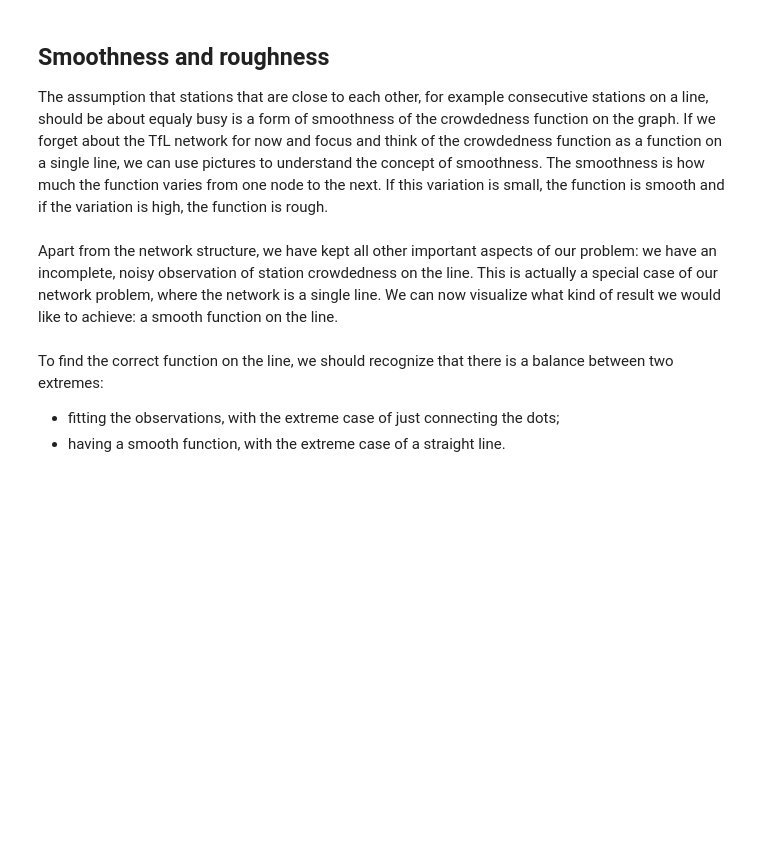
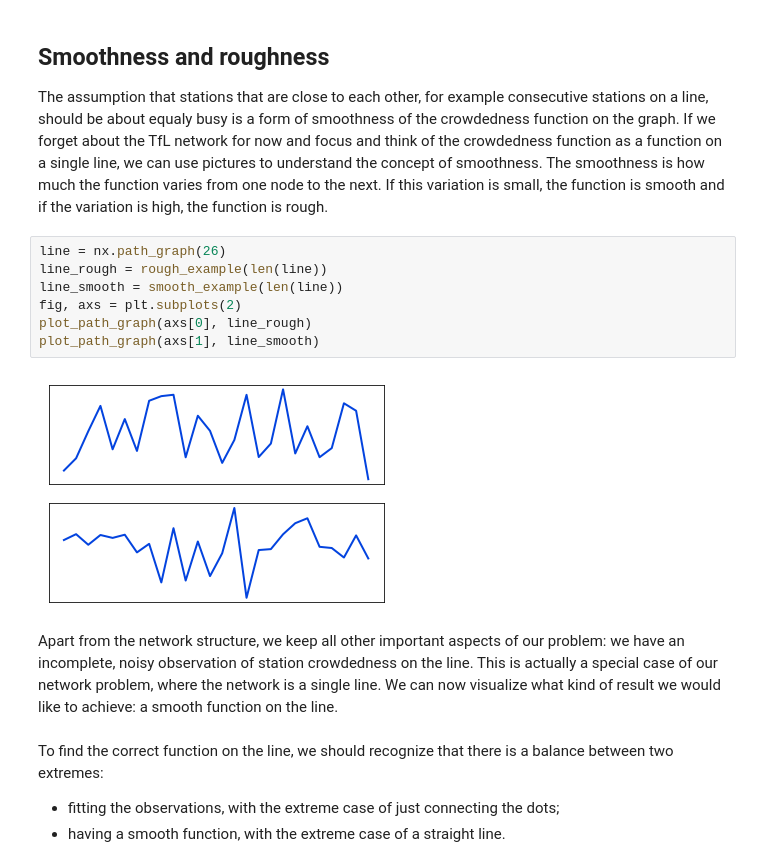
Before and after one commit to jarno35/thesis-presentation, a Jupyter notebook: thesis_presentation.ipynb, the cells around one changed output. Saved outputs shown, nothing was run; the diff lists cells and outputs as text; blank space fills up the shorter version.

```diff
--- a/thesis_presentation.ipynb
+++ b/thesis_presentation.ipynb
@@ -24,8 +142,17 @@ In my research, I have developed methods to complete this picture and get rid of
 ## Smoothness and roughness
 
 The assumption that stations that are close to each other, for example consecutive stations on a line, should be about equaly busy is a form of smoothness of the crowdedness function on the graph. If we forget about the TfL network for now and focus and think of the crowdedness function as a function on a single line, we can use pictures to understand the concept of smoothness. The smoothness is how much the function varies from one node to the next. If this variation is small, the function is smooth and if the variation is high, the function is rough.
+# %%
+line = nx.path_graph(26)
+line_rough = rough_example(len(line))
+line_smooth = smooth_example(len(line))
+fig, axs = plt.subplots(2)
+plot_path_graph(axs[0], line_rough)
+plot_path_graph(axs[1], line_smooth)
+# %% [output]
+[figure, added]
 # %% [markdown]
-Apart from the network structure, we have kept all other important aspects of our problem: we have an incomplete, noisy observation of station crowdedness on the line. This is actually a special case of our network problem, where the network is a single line. We can now visualize what kind of result we would like to achieve: a smooth function on the line.
+Apart from the network structure, we keep all other important aspects of our problem: we have an incomplete, noisy observation of station crowdedness on the line. This is actually a special case of our network problem, where the network is a single line. We can now visualize what kind of result we would like to achieve: a smooth function on the line.
 # %% [markdown]
 To find the correct function on the line, we should recognize that there is a balance between two extremes:
 * fitting the observations, with the extreme case of just connecting the dots;
```
Also changed, not shown: parts of 6 cells of this notebook, 1 other file.
